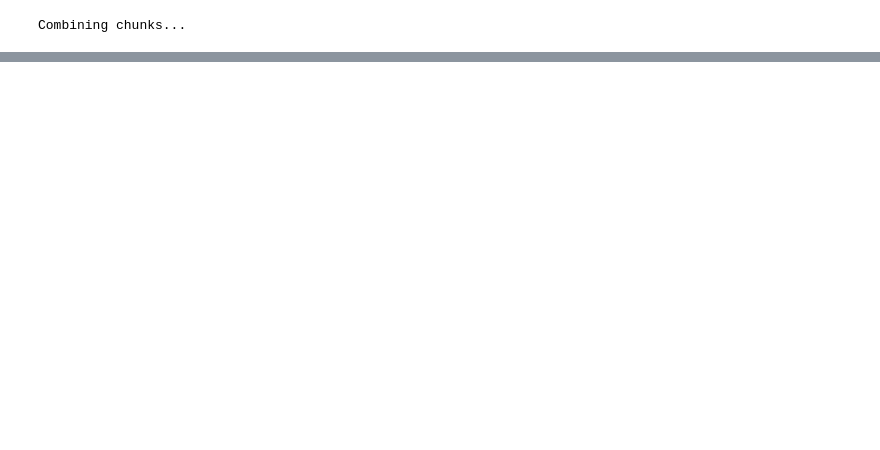
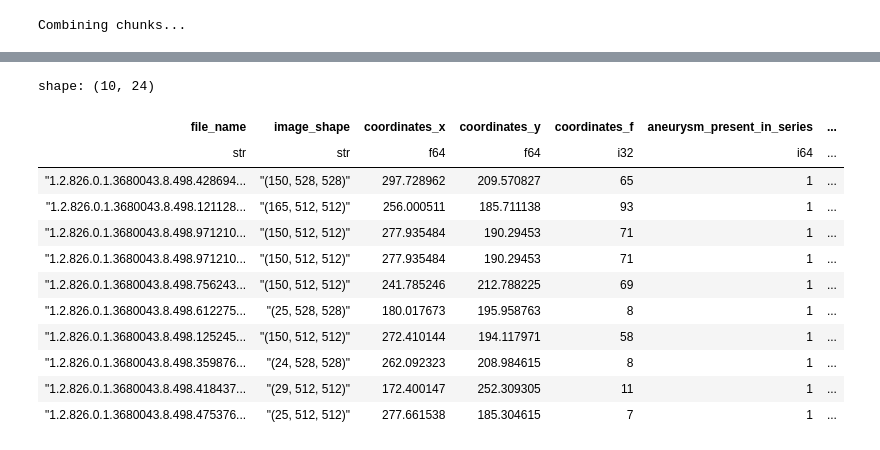
Before and after one commit to sumaniitm/RSNA_Intracranial_Aneurysm_Detection_2025, a Jupyter notebook: suman-notebook-1.ipynb, the cells around one changed output, grey strips where cells are left out. Drawn from its saved outputs; the diff is of its cells as text; code cells hidden in the pictures; blank space fills up the shorter version.

```diff
--- a/suman-notebook-1.ipynb
+++ b/suman-notebook-1.ipynb
@@ -626,0 +444,4 @@ def load_and_view_single_slice_with_zoom(dcm_path, x_coord, y_coord, zoom_size=1
+# %%
+df_all_data = pl.read_parquet('/kaggle/input/rsna-aneurysm-train-metadata-suman/full_training_data.parquet')
+print("Shape of training metadata", df_all_data.shape)
+df_all_data.columns
@@ -626,0 +467,20 @@ def load_and_view_single_slice_with_zoom(dcm_path, x_coord, y_coord, zoom_size=1
+# %%
+df_all_data.filter(
+    (pl.col('coordinates_x').is_not_null())
+    &
+    (pl.col('coordinates_f') != 0)
+).head(10)
+# %% [output]
+shape: (10, 24)
+| file_name | image_shape | coordinates_x | coordinates_y | coordinates_f | aneurysm_present_in_series | ... |
+| str | str | f64 | f64 | i32 | i64 | ... |
+| "1.2.826.0.1.3680043.8.498.428694... | "(150, 528, 528)" | 297.728962 | 209.570827 | 65 | 1 | ... |
+| "1.2.826.0.1.3680043.8.498.121128... | "(165, 512, 512)" | 256.000511 | 185.711138 | 93 | 1 | ... |
+| "1.2.826.0.1.3680043.8.498.971210... | "(150, 512, 512)" | 277.935484 | 190.29453 | 71 | 1 | ... |
+| "1.2.826.0.1.3680043.8.498.971210... | "(150, 512, 512)" | 277.935484 | 190.29453 | 71 | 1 | ... |
+| "1.2.826.0.1.3680043.8.498.756243... | "(150, 512, 512)" | 241.785246 | 212.788225 | 69 | 1 | ... |
+| "1.2.826.0.1.3680043.8.498.612275... | "(25, 528, 528)" | 180.017673 | 195.958763 | 8 | 1 | ... |
+| "1.2.826.0.1.3680043.8.498.125245... | "(150, 512, 512)" | 272.410144 | 194.117971 | 58 | 1 | ... |
+| "1.2.826.0.1.3680043.8.498.359876... | "(24, 528, 528)" | 262.092323 | 208.984615 | 8 | 1 | ... |
+| "1.2.826.0.1.3680043.8.498.418437... | "(29, 512, 512)" | 172.400147 | 252.309305 | 11 | 1 | ... |
+| "1.2.826.0.1.3680043.8.498.475376... | "(25, 512, 512)" | 277.661538 | 185.304615 | 7 | 1 | ... |
```
Also changed, not shown: parts of 50 cells of this notebook.
